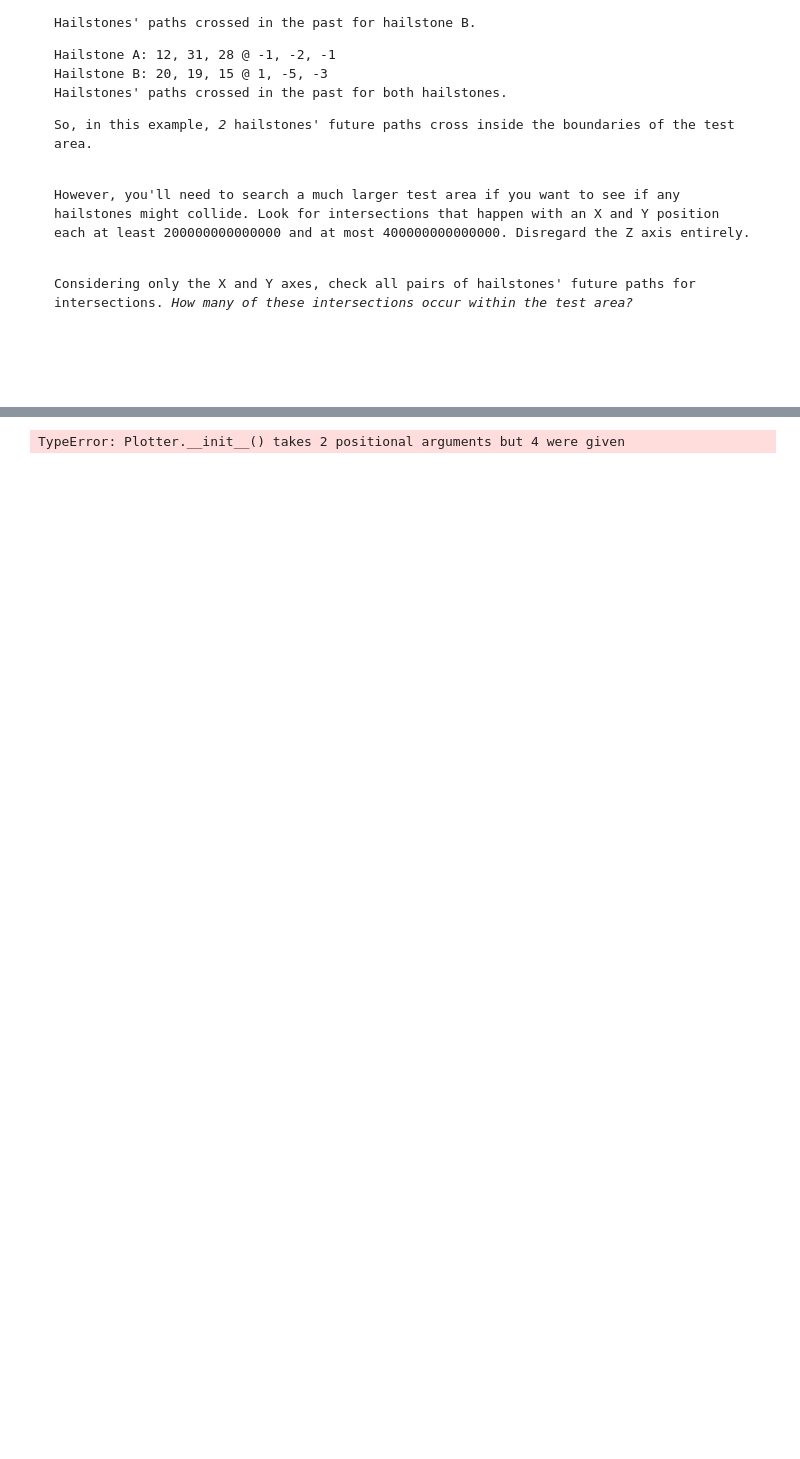
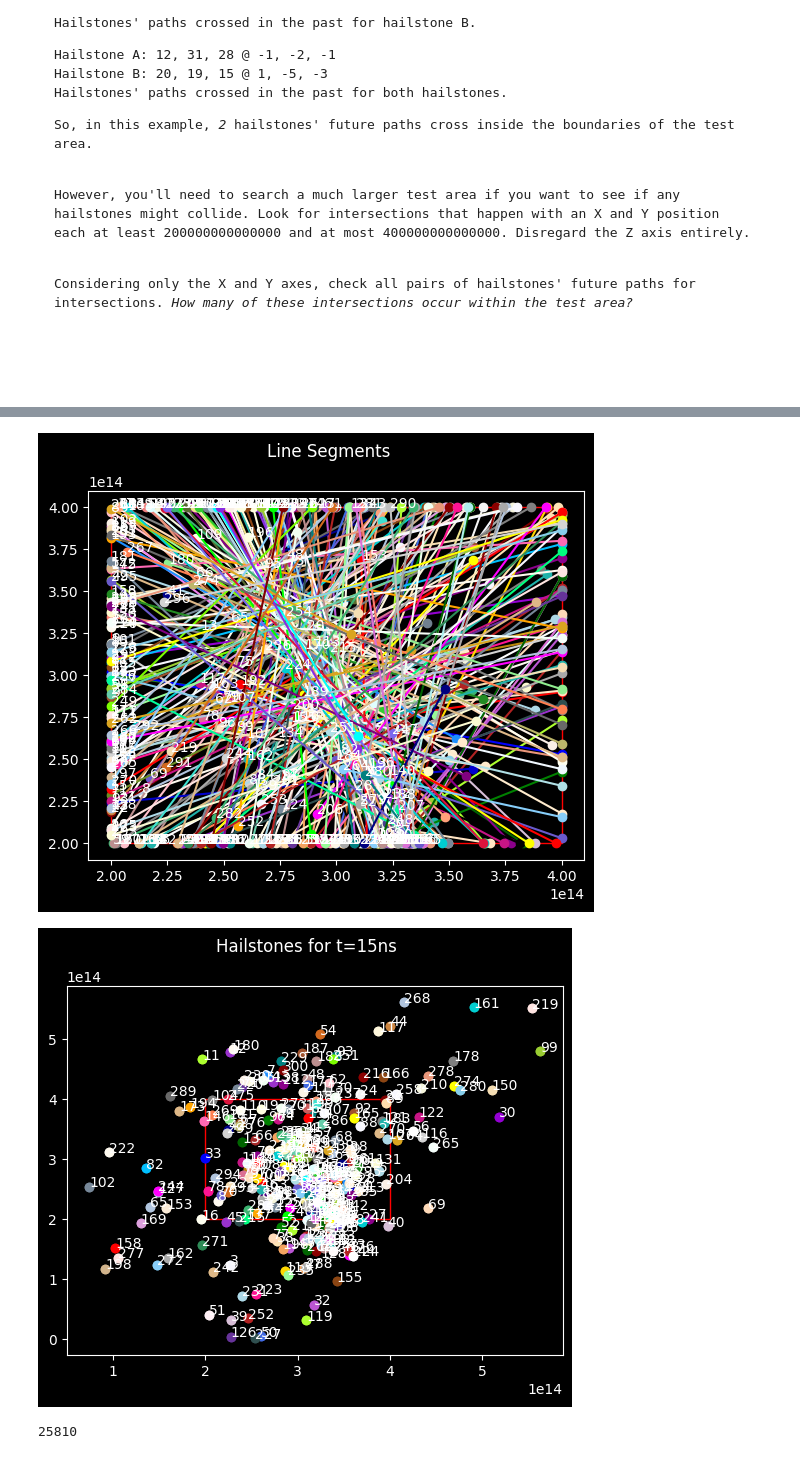
Before and after one commit to JanBergsma/advent-of-code-2023, a Jupyter notebook: 2023/src/day24.ipynb, the cells around one changed output, grey strips where cells are left out. Cells and saved outputs as stored; diff of their text form; code cells hidden in the pictures; blank space fills up the shorter version.

```diff
--- a/2023/src/day24.ipynb
+++ b/2023/src/day24.ipynb
@@ -249,5 +285,10 @@ None
 # %%
 with open("../input/day24.txt") as f:
-    Plotter(f.read(), 200_000_000_000_000, 400_000_000_000_000).plot()
+    plf = Plotter(f.read(), 200_000_000_000_000, 400_000_000_000_000)
+    plf.plot_linesegments()
+    plf.plot_hailstones()
+    print(f"{plf.count_intersections_of_linesegemts2d()}")
 # %% [output]
+[figure, added]
+[figure, added]
-TypeError: Plotter.__init__() takes 2 positional arguments but 4 were given
+25810
```
Also changed, not shown: parts of 4 cells of this notebook.
